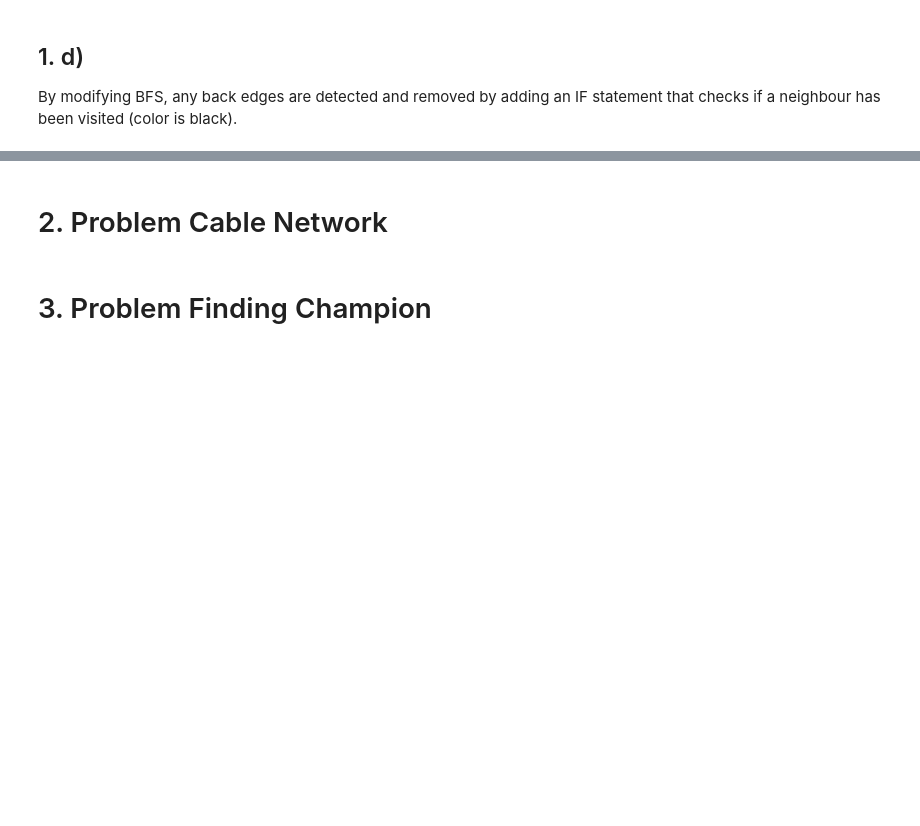
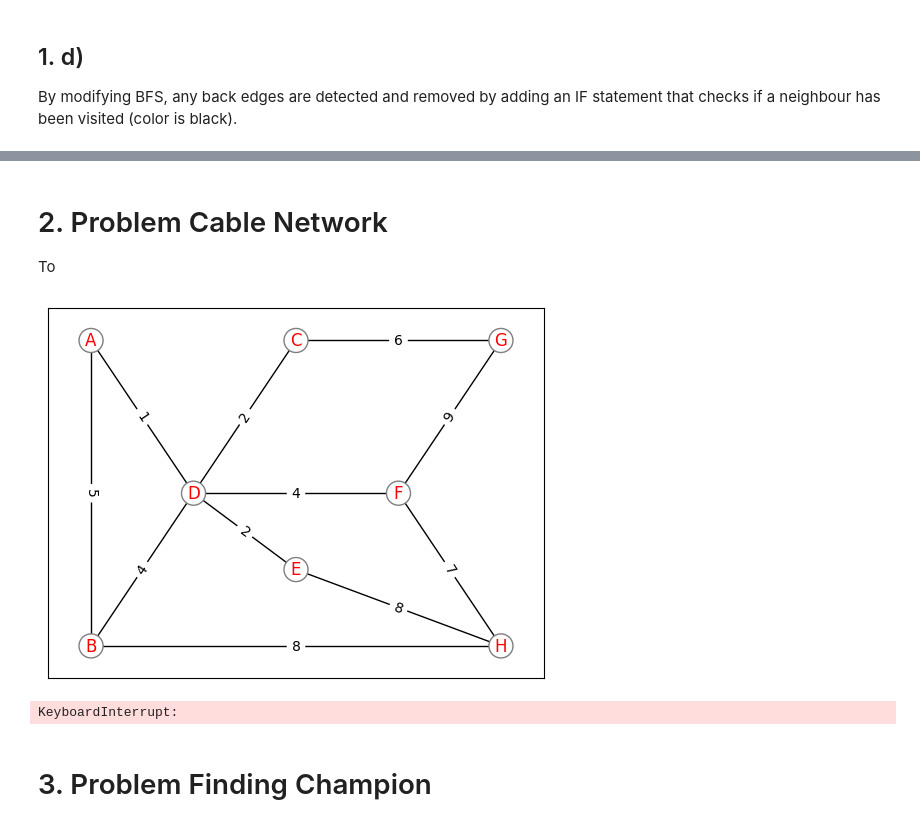
Before and after one commit to eemrds/dat600-algorithms, a Jupyter notebook: assignment3/assignment3.ipynb, the cells around one changed output, grey strips where cells are left out. Cells and saved outputs as stored; diff of their text form; code cells hidden in the pictures; blank space fills up the shorter version.

```diff
--- a/assignment3/assignment3.ipynb
+++ b/assignment3/assignment3.ipynb
@@ -419,5 +443,70 @@ Removing I -> C
 # %% [markdown]
 # 2. Problem Cable Network
+
+To
+# %%
+
+graph2 = Graph(
+    nodes=[
+        Node("A", [("B", 5), ("D", 1)]),
+        Node("B", [("A", 5), ("D", 4), ("H", 8)]),
+        Node("C", [("D", 2), ("G", 6)]),
+        Node("D", [("A", 1), ("B", 4), ("C", 2), ("E", 2), ("F", 4)]),
+        Node("E", [("D", 2), ("H", 8)]),
+        Node("F", [("D", 4), ("G", 9), ("H", 7)]),
+        Node("G", [("C", 6), ("F", 9)]),
+        Node("H", [("B", 8), ("E", 8), ("F", 7)]),
+    ],
+    pos={
+        "A": (0, 0.5),
+        "B": (0, -0.5),
+        "C": (2, 0.5),
+        "D": (1, 0),
+        "E": (2, -0.25),
+        "F": (3, 0),
+        "G": (4, 0.5),
+        "H": (4, -0.5),
+        "I": (5, 0.25),
+        "J": (5, -0.25),
+    }
+)
+# for node in graph2.nodes:
+#     print(node)
+graph2.graphical(graph_type="Graph", show_weights=True)
+# %% [output]
+[figure, added]
+# %%
+def MST_Prim(G: Graph, b: int) -> tuple[int, Graph]:
+    weight_total = 0
+    neighbours_weights = {}
+    unvisited = G.nodes
+    #new_G = copy.deepcopy(G)
+    #new_G.remove_edges()
+    visited = []
+    initial_node = G.nodes[0]
+    neighbours_weights = initial_node.weights
+
+    while neighbours_weights:
+        next_node = min(neighbours_weights, key=neighbours_weights.get)
+        neighbours_weights.pop(next_node)
+        next_node = G.get(next_node)
+        for n_name, n_weight in next_node.weight.items():
+            if neighbours_weights.get(n_name, None):
+                if n_weight < neighbours_weights[n_name]:
+                    neighbours_weights[n_name] = n_weight
+            else:
+                neighbours_weights[n_name] = n_weight
+        visited.append(next_node)
+
+
+
+
+    return 0, new_G
+n, visits = MST_Prim(graph2, 30)
+visits.graphical("Graph", True)
+print(n)
+# %% [output]
+KeyboardInterrupt:
 # %% [markdown]
 # 3. Problem Finding Champion
 # %% [markdown]
```
Also changed, not shown: parts of 7 cells of this notebook.
